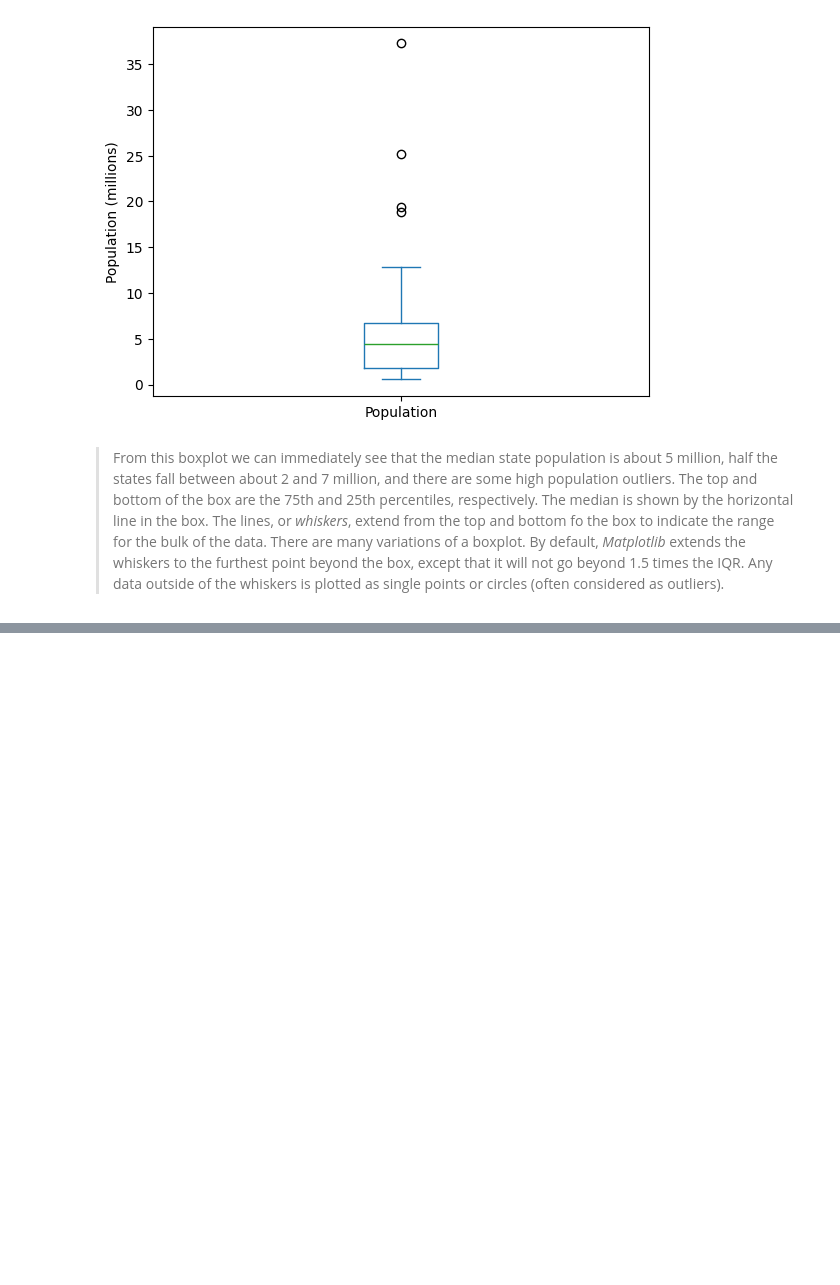
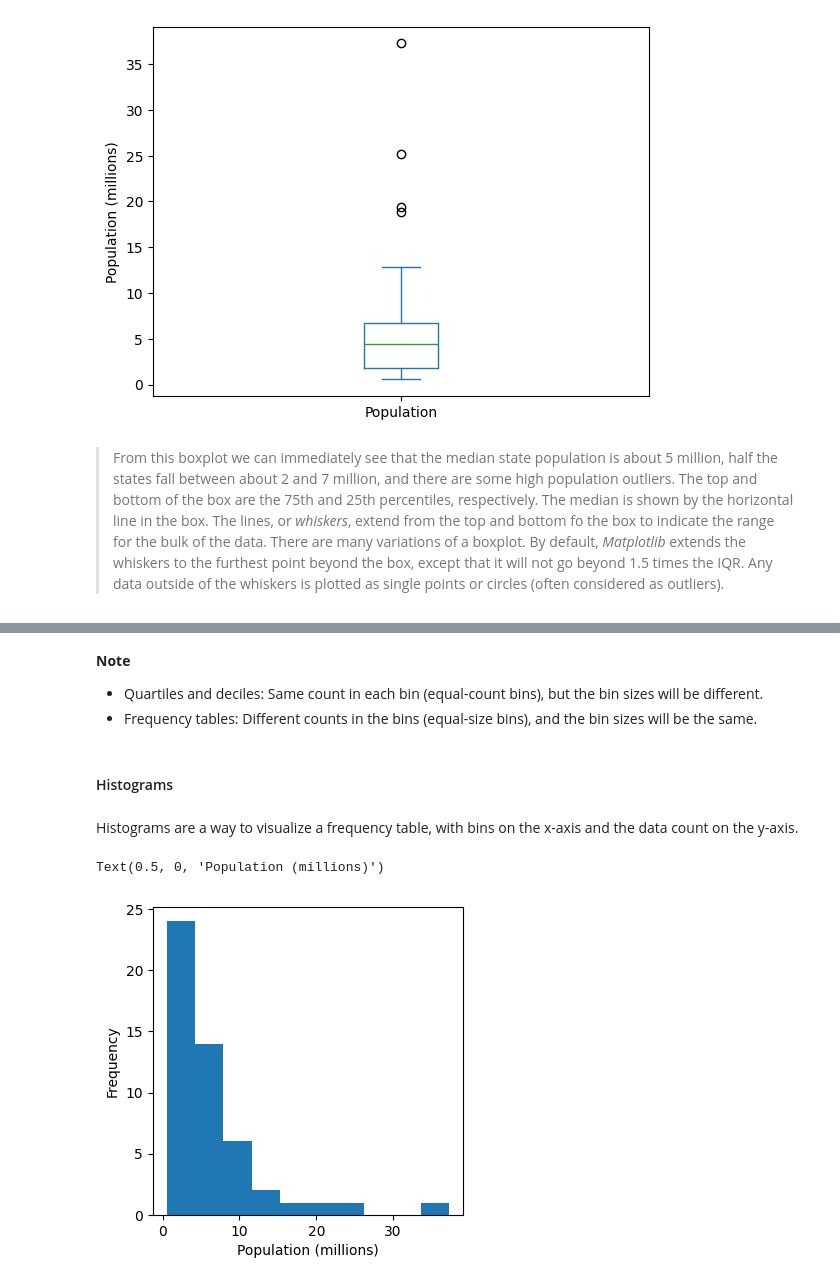
Before and after one commit to brian-vu-nguyen/practical_statistics_for_data_scientists, a Jupyter notebook: notebooks/chapter_1.ipynb, the cells around one changed output, grey strips where cells are left out. Saved outputs shown, nothing was run; the diff lists cells and outputs as text; code cells hidden in the pictures; blank space fills up the shorter version.

Commit message:
adding chapter 1 notes

```diff
--- a/notebooks/chapter_1.ipynb
+++ b/notebooks/chapter_1.ipynb
@@ -354,0 +390,14 @@ Text(0, 0.5, 'Population (millions)')
+# %%
+# Step 1: Create bins
+state_df['PopBin'] = pd.cut(state_df['Population'], bins=10)
+
+# Step 2: Sort the DataFrame by population (ascending)
+state_df_sorted = state_df.sort_values('Population')
+
+# Step 3: Group by bin and collect ordered state names
+binned_summary = state_df_sorted.groupby('PopBin').agg(
+    Count=('State', 'count'),
+    States=('State', list)
+).reset_index()
+
+binned_summary
@@ -354,0 +420,15 @@ Text(0, 0.5, 'Population (millions)')
+# %% [markdown]
+**Note**
+- Quartiles and deciles: Same count in each bin (equal-count bins), but the bin sizes will be different.
+- Frequency tables: Different counts in the bins (equal-size bins), and the bin sizes will be the same.
+# %% [markdown]
+#### Histograms
+# %% [markdown]
+Histograms are a way to visualize a frequency table, with bins on the x-axis and the data count on the y-axis.
+# %%
+ax = (state_df['Population'] / 1_000_000).plot.hist(figsize=(4,4))
+
+ax.set_xlabel('Population (millions)')
+# %% [output]
+Text(0.5, 0, 'Population (millions)')
+[figure, added]
```
Also changed, not shown: parts of 40 cells of this notebook.
